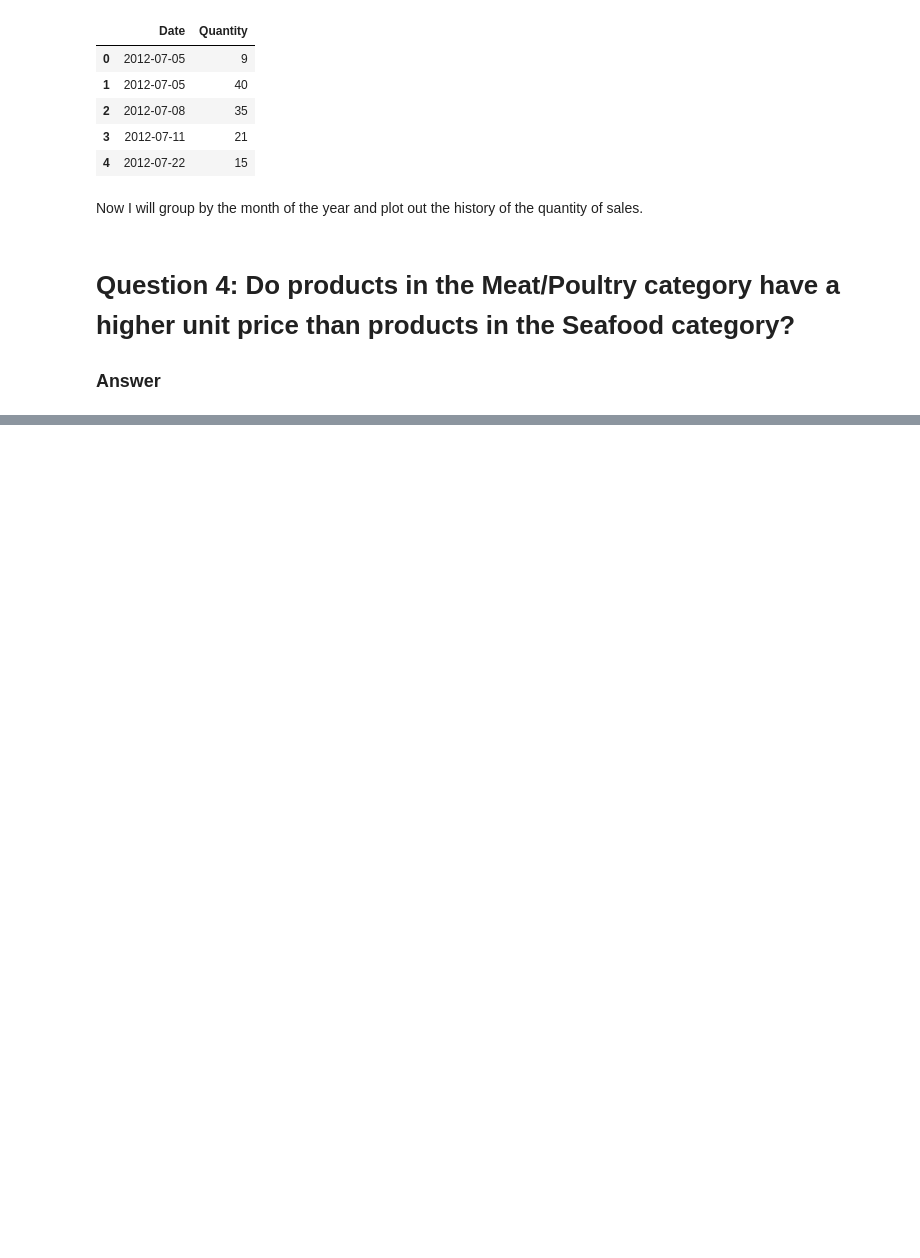
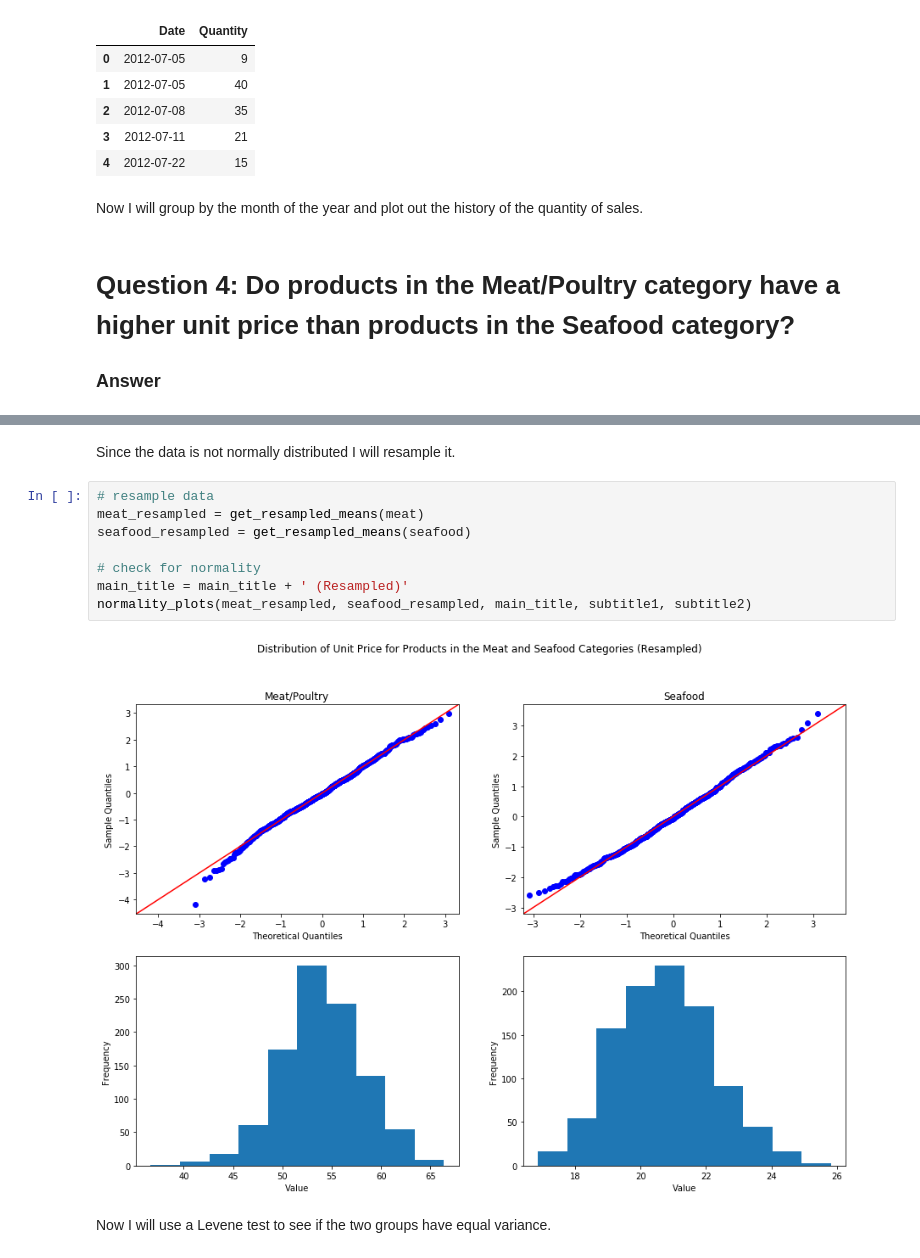
Before and after one commit to georgewillben/Northwind-Database-Statistical-Tests-Module-3-Project, a Jupyter notebook: Northwind_Statistical_Tests.ipynb, the cells around one changed output, grey strips where cells are left out. Cells and saved outputs as stored; diff of their text form; blank space fills up the shorter version.

```diff
--- a/Northwind_Statistical_Tests.ipynb
+++ b/Northwind_Statistical_Tests.ipynb
@@ -464,0 +509,14 @@ Now I will group by the month of the year and plot out the history of the quanti
+# %% [markdown]
+Since the data is not normally distributed I will resample it.
+# %%
+# resample data
+meat_resampled = get_resampled_means(meat)
+seafood_resampled = get_resampled_means(seafood)
+
+# check for normality
+main_title = main_title + ' (Resampled)'
+normality_plots(meat_resampled, seafood_resampled, main_title, subtitle1, subtitle2)
+# %% [output]
+[figure, added]
+# %% [markdown]
+Now I will use a Levene test to see if the two groups have equal variance.
```
Also changed, not shown: parts of 17 cells of this notebook.
